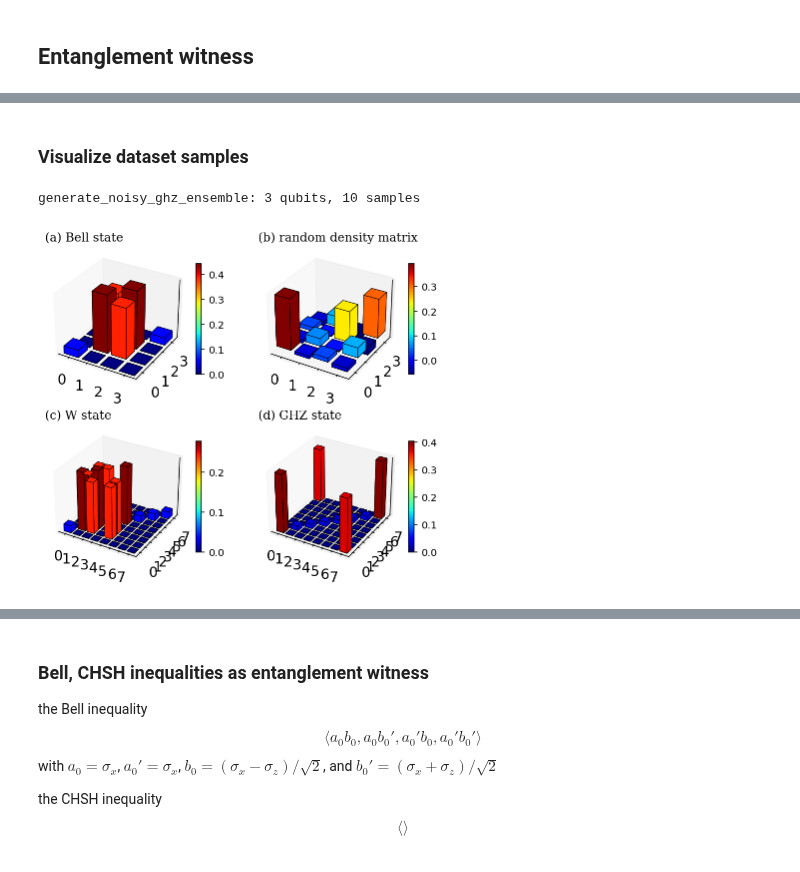
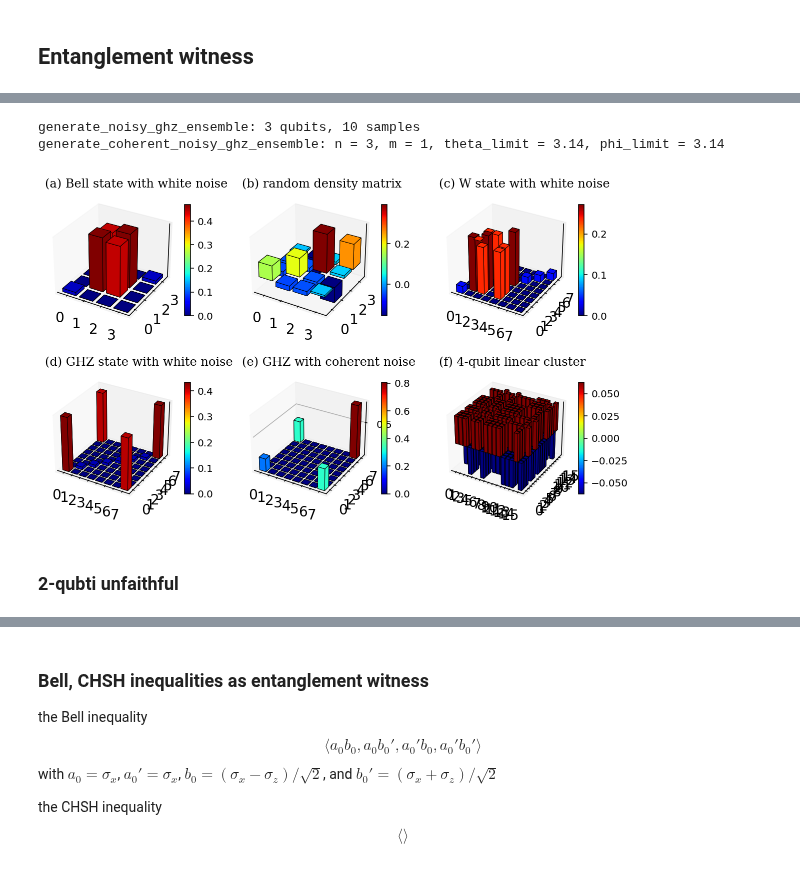
Before and after one commit to Jue-Xu/Entanglement-Witness, a Jupyter notebook: Code/Entangle.ipynb, the cells around one changed output, grey strips where cells are left out. Cells and saved outputs as stored; diff of their text form; code cells hidden in the pictures.

```diff
--- a/Code/Entangle.ipynb
+++ b/Code/Entangle.ipynb
@@ -76,42 +34,51 @@ generate_rand_pure_product_state+noise: 2 qubits, 100 samples
-# %% [markdown]
-### Visualize dataset samples
 # %%
 size_train = 10
 
 # visualization
 # fig = plt.figure(figsize=plt.figaspect(0.5))
-fig = plt.figure(figsize=(7, 6))
-# fig = plt.figure(figsize=(10, 4))
+fig = plt.figure(figsize=(10, 6))
 
-ax = fig.add_subplot(2, 2, 1, projection='3d')
-ax.set_title('(a) Bell state', fontfamily='serif', loc='left', fontsize='large')
+ax = fig.add_subplot(2, 3, 1, projection='3d')
+ax.set_title('(a) Bell state with white noise', fontfamily='serif', loc='left', fontsize='large')
 matrix_histogram(random.choice(generate_bell_noisy_density(m=size_train,kind='10',noise_limit=1/3)), fig=fig, ax=ax)
 # xlabels=['00', '01', '10', '11'],
-# ylabels=['00', '01', '10', '11'],
-# title="a random two qubit entangled state",
 
 # set up the axes for the second plot
-ax = fig.add_subplot(2, 2, 2, projection='3d')
+# random density matrix
+ax = fig.add_subplot(2, 3, 2, projection='3d')
 ax.set_title('(b) random density matrix', fontfamily='serif', loc='left', fontsize='large')
 matrix_histogram(random.choice([rand_dm(N=4, dims=[[2, 2], [2, 2]]) for i in range(size_train)]), fig=fig, ax=ax)
 
-# W
+# W3 with white noise
 w_3_density = generate_noisy_w_ensemble(3,size_train,1/3)
 # set up the axes for the first plot
-ax = fig.add_subplot(2, 2, 3, projection='3d')
-ax.set_title('(c) W state', fontfamily='serif', loc='left', fontsize='large')
+ax = fig.add_subplot(2, 3, 3, projection='3d')
+ax.set_title('(c) W state with white noise', fontfamily='serif', loc='left', fontsize='large')
 matrix_histogram(random.choice(w_3_density), fig=fig, ax=ax)
 
-# GHZ
+# GHZ3 with white noise
 ghz_3_density = generate_noisy_ghz_ensemble(3,size_train,1/3)
-ax = fig.add_subplot(2, 2, 4, projection='3d')
-ax.set_title('(d) GHZ state', fontfamily='serif', loc='left', fontsize='large')
+ax = fig.add_subplot(2, 3, 4, projection='3d')
+ax.set_title('(d) GHZ state with white noise', fontfamily='serif', loc='left', fontsize='large')
 matrix_histogram(random.choice(ghz_3_density), fig=fig, ax=ax)
 
-plt.savefig('dataset_sample.png', dpi=300)
+# GHZ3 with coherent noise
+ax = fig.add_subplot(2, 3, 5, projection='3d')
+ax.set_title('(e) GHZ with coherent noise', fontfamily='serif', loc='left', fontsize='large')
+matrix_histogram(random.choice(generate_coherent_noisy_ghz_ensemble(n=3,m=1,theta_limit=pi,phi_limit=pi)), fig=fig, ax=ax)
+
+# cluster4 with coherent noise
+ax = fig.add_subplot(2, 3, 6, projection='3d')
+ax.set_title('(f) 4-qubit linear cluster', fontfamily='serif', loc='left', fontsize='large')
+matrix_histogram(random.choice([ket2dm(generate_linear_cluster(n=4))]), fig=fig, ax=ax)
+
+plt.savefig('dataset_sample_3x2.png', dpi=300)
 # %% [output]
 generate_noisy_ghz_ensemble: 3 qubits, 10 samples
+generate_coherent_noisy_ghz_ensemble: n = 3, m = 1, theta_limit = 3.14, phi_limit = 3.14
-[figure, old version]
+[figure, new version]
+# %% [markdown]
+### 2-qubti unfaithful
 # %%
 # psi = tensor(basis(2, 0), basis(2, 1))
 # print(psi)
```
Also changed, not shown: parts of 37 cells of this notebook, 13 other files.
